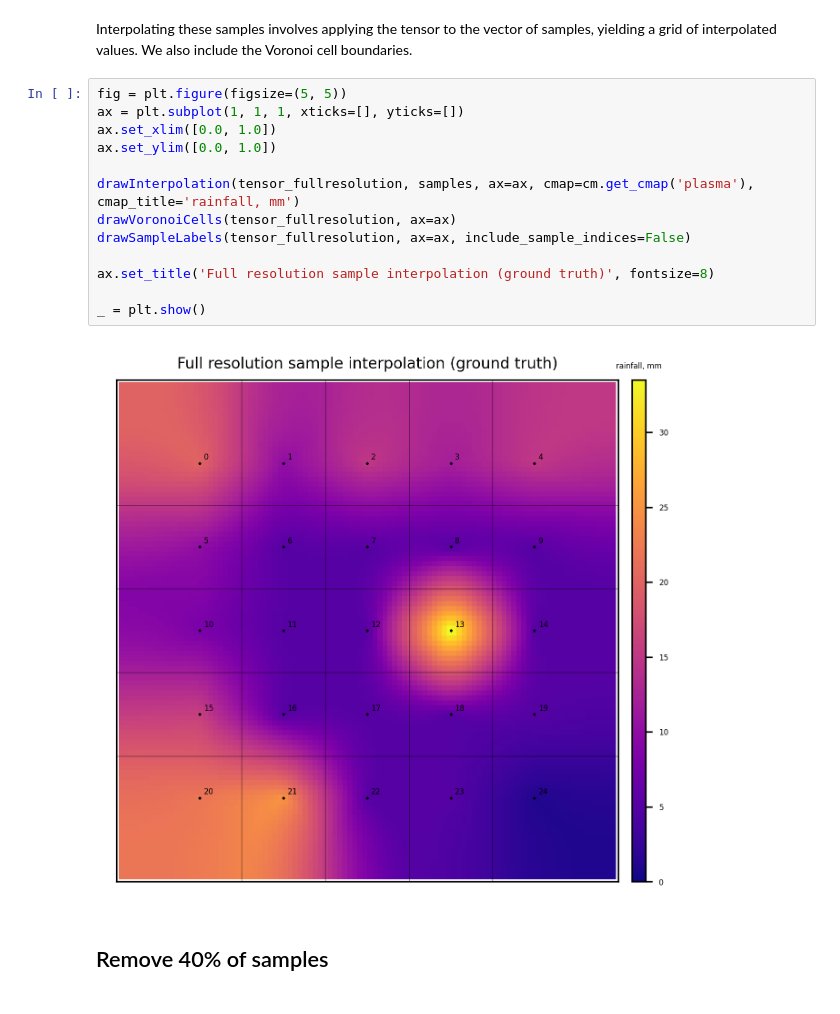
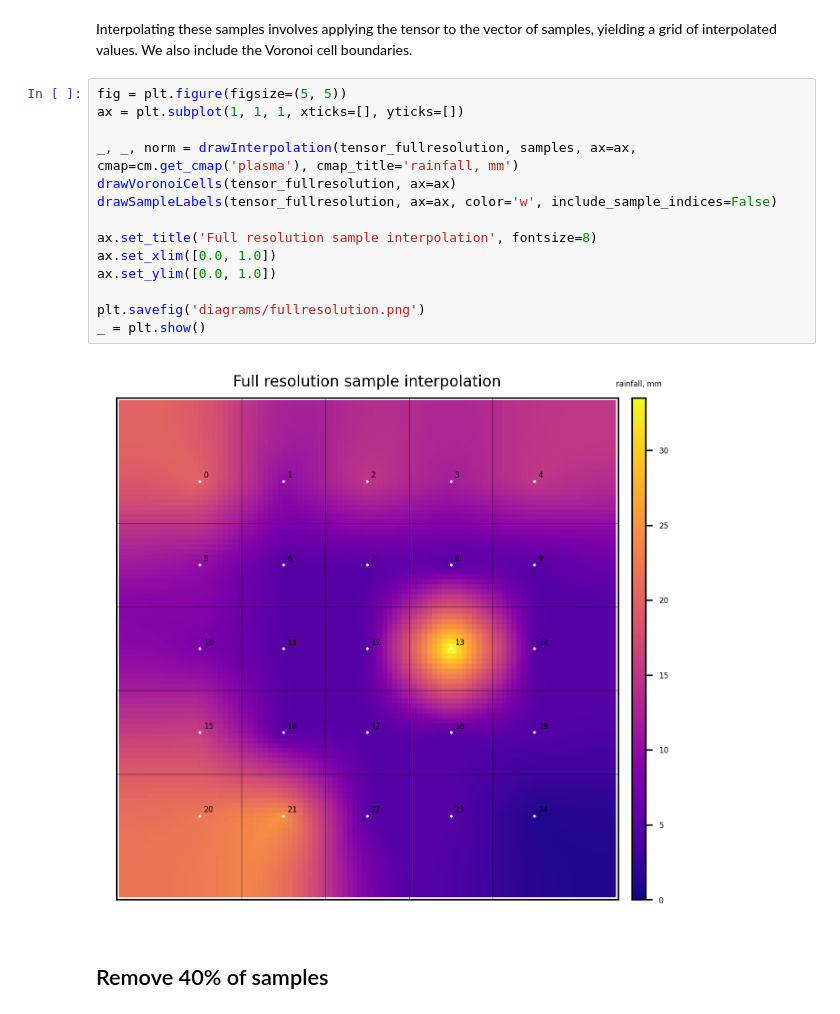
Before and after one commit to simoninireland/sensor-placement, a Jupyter notebook: simple.ipynb, the cells around one changed output. Drawn from its saved outputs; the diff is of its cells as text.

```diff
--- a/simple.ipynb
+++ b/simple.ipynb
@@ -123,18 +127,19 @@ Interpolating these samples involves applying the tensor to the vector of sample
 # %%
 fig = plt.figure(figsize=(5, 5))
 ax = plt.subplot(1, 1, 1, xticks=[], yticks=[])
+
+_, _, norm = drawInterpolation(tensor_fullresolution, samples, ax=ax, cmap=cm.get_cmap('plasma'), cmap_title='rainfall, mm')
+drawVoronoiCells(tensor_fullresolution, ax=ax)
+drawSampleLabels(tensor_fullresolution, ax=ax, color='w', include_sample_indices=False)
+
+ax.set_title('Full resolution sample interpolation', fontsize=8)
 ax.set_xlim([0.0, 1.0])
 ax.set_ylim([0.0, 1.0])
 
-drawInterpolation(tensor_fullresolution, samples, ax=ax, cmap=cm.get_cmap('plasma'), cmap_title='rainfall, mm')
-drawVoronoiCells(tensor_fullresolution, ax=ax)
-drawSampleLabels(tensor_fullresolution, ax=ax, include_sample_indices=False)
-
-ax.set_title('Full resolution sample interpolation (ground truth)', fontsize=8)
-
+plt.savefig('diagrams/fullresolution.png')
 _ = plt.show()
 # %% [output]
-[figure, old version]
+[figure, new version]
 # %% [markdown]
 ## Remove 40% of samples
 # %% [markdown]
```
Also changed, not shown: parts of 42 cells of this notebook.
